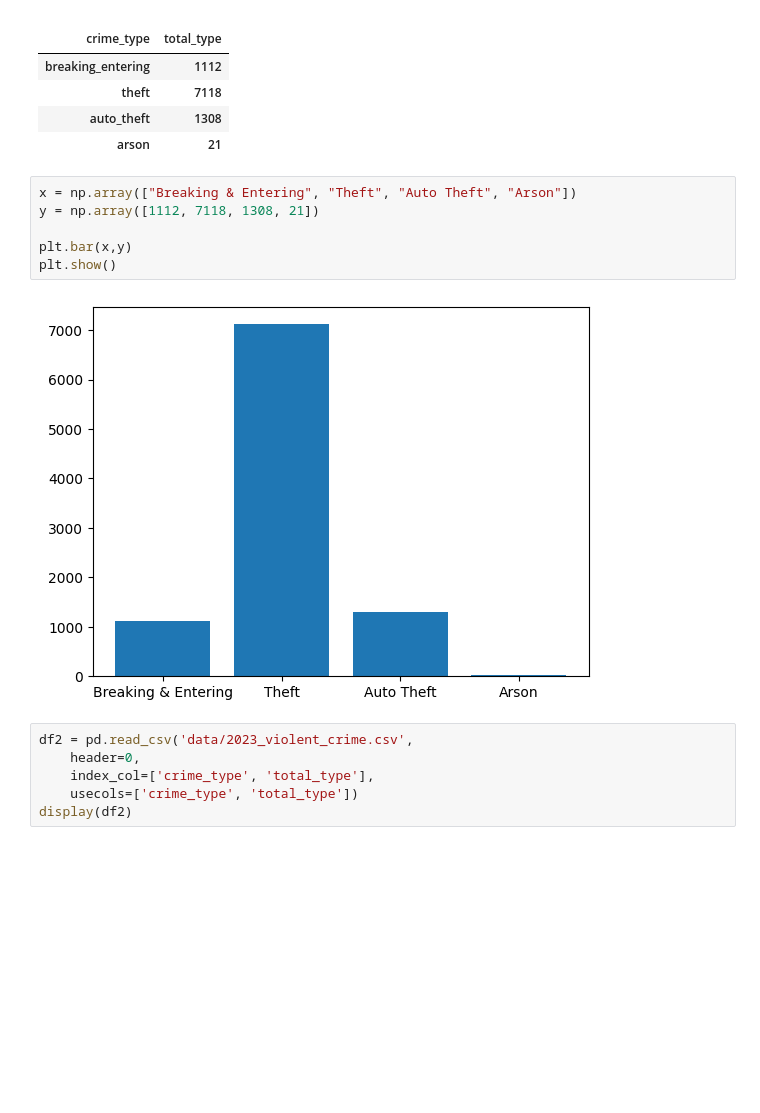
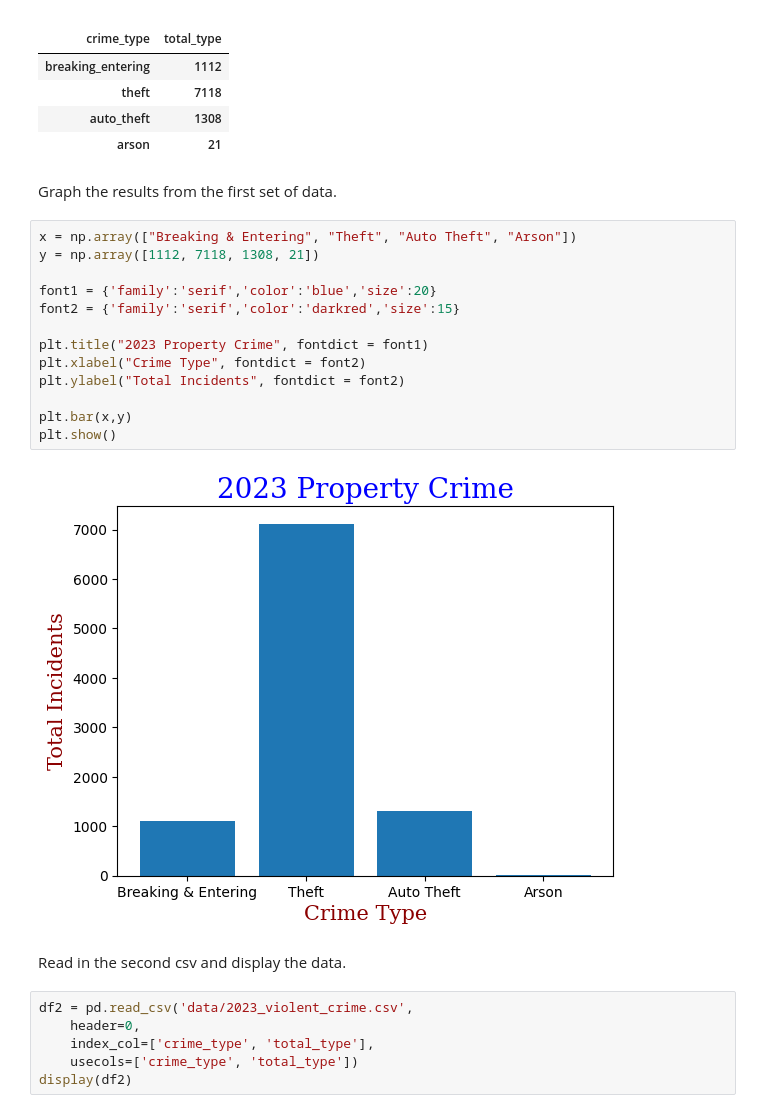
Before and after one commit to DonBradshawUS/LexCrimeData, a Jupyter notebook: code.ipynb, the cells around one changed output. Cells and saved outputs as stored; diff of their text form; blank space fills up the shorter version.

Commit message:
Final Visualization

```diff
--- a/code.ipynb
+++ b/code.ipynb
@@ -15,14 +20,25 @@ display(df1)
 | theft | 7118 |
 | auto_theft | 1308 |
 | arson | 21 |
+# %% [markdown]
+Graph the results from the first set of data.
 # %%
 x = np.array(["Breaking & Entering", "Theft", "Auto Theft", "Arson"])
 y = np.array([1112, 7118, 1308, 21])
 
+font1 = {'family':'serif','color':'blue','size':20}
+font2 = {'family':'serif','color':'darkred','size':15}
+
+plt.title("2023 Property Crime", fontdict = font1)
+plt.xlabel("Crime Type", fontdict = font2)
+plt.ylabel("Total Incidents", fontdict = font2)
+
 plt.bar(x,y)
 plt.show()
 # %% [output]
-[figure, old version]
+[figure, new version]
+# %% [markdown]
+Read in the second csv and display the data.
 # %%
 df2 = pd.read_csv('data/2023_violent_crime.csv',
     header=0,
```
Also changed, not shown: parts of 20 cells of this notebook, 1 other file.
